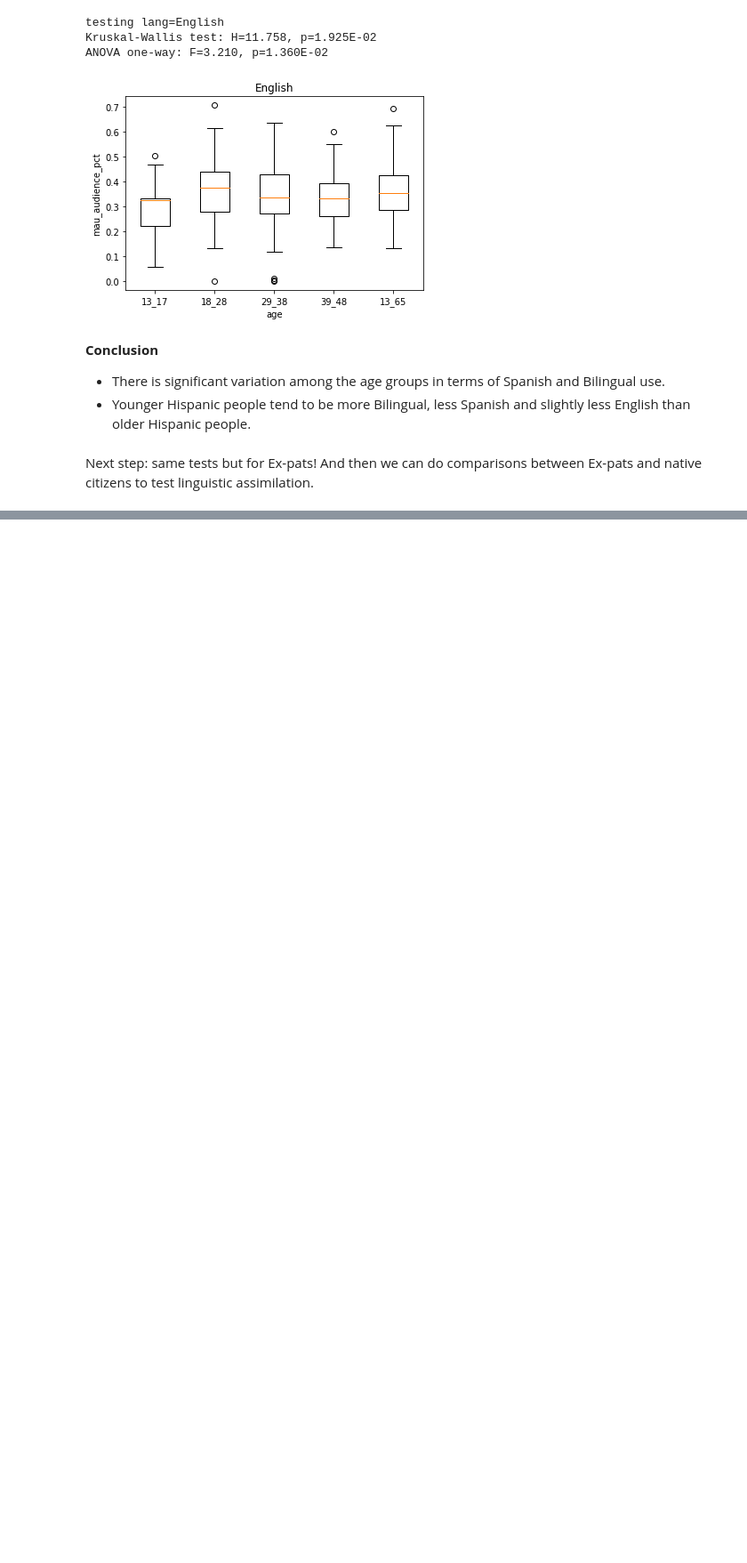
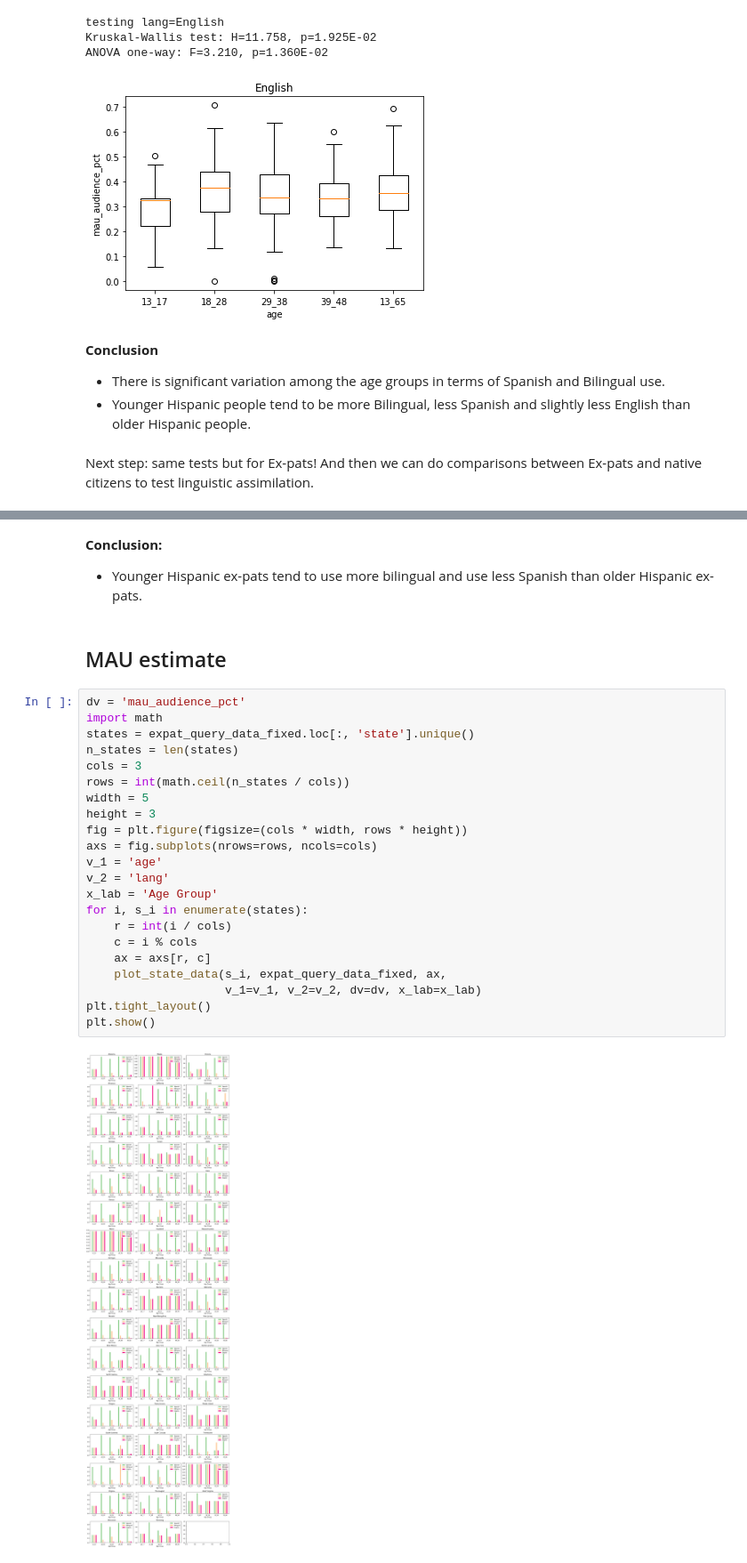
Before and after one commit to ianbstewart/immigrant_assimilation, a Jupyter notebook: src/data_processing/compare_young_old_lang_use.ipynb, the cells around one changed output, grey strips where cells are left out. Shown at 89% size. Saved outputs shown, nothing was run; the diff lists cells and outputs as text; blank space fills up the shorter version.

```diff
--- a/src/data_processing/compare_young_old_lang_use.ipynb
+++ b/src/data_processing/compare_young_old_lang_use.ipynb
@@ -444,0 +619,30 @@ Next step: same tests but for Ex-pats! And then we can do comparisons between Ex
+# %% [markdown]
+**Conclusion:**
+
+- Younger Hispanic ex-pats tend to use more bilingual and use less Spanish than older Hispanic ex-pats.
+# %% [markdown]
+## MAU estimate
+# %%
+dv = 'mau_audience_pct'
+import math
+states = expat_query_data_fixed.loc[:, 'state'].unique()
+n_states = len(states)
+cols = 3
+rows = int(math.ceil(n_states / cols))
+width = 5
+height = 3
+fig = plt.figure(figsize=(cols * width, rows * height))
+axs = fig.subplots(nrows=rows, ncols=cols)
+v_1 = 'age'
+v_2 = 'lang'
+x_lab = 'Age Group'
+for i, s_i in enumerate(states):
+    r = int(i / cols)
+    c = i % cols
+    ax = axs[r, c]
+    plot_state_data(s_i, expat_query_data_fixed, ax,
+                    v_1=v_1, v_2=v_2, dv=dv, x_lab=x_lab)
+plt.tight_layout()
+plt.show()
+# %% [output]
+[figure, added]
```
Also changed, not shown: parts of 16 cells of this notebook, 2 other files.
